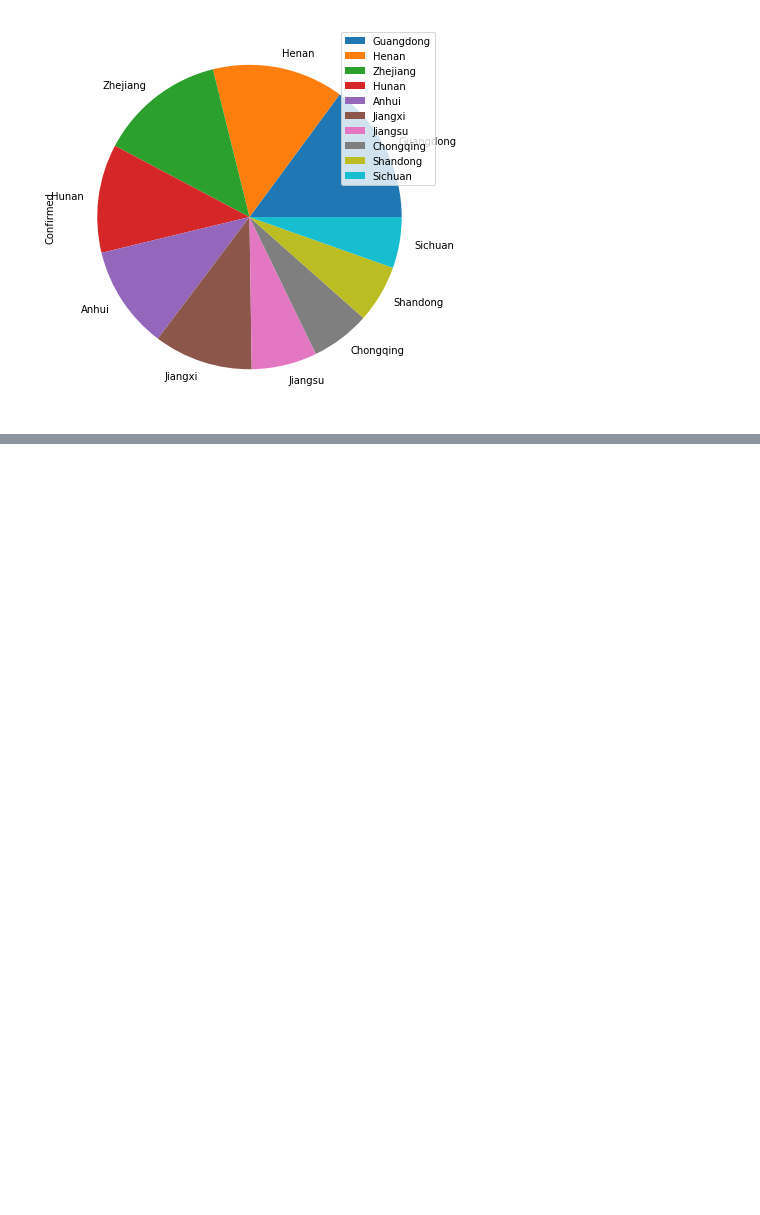
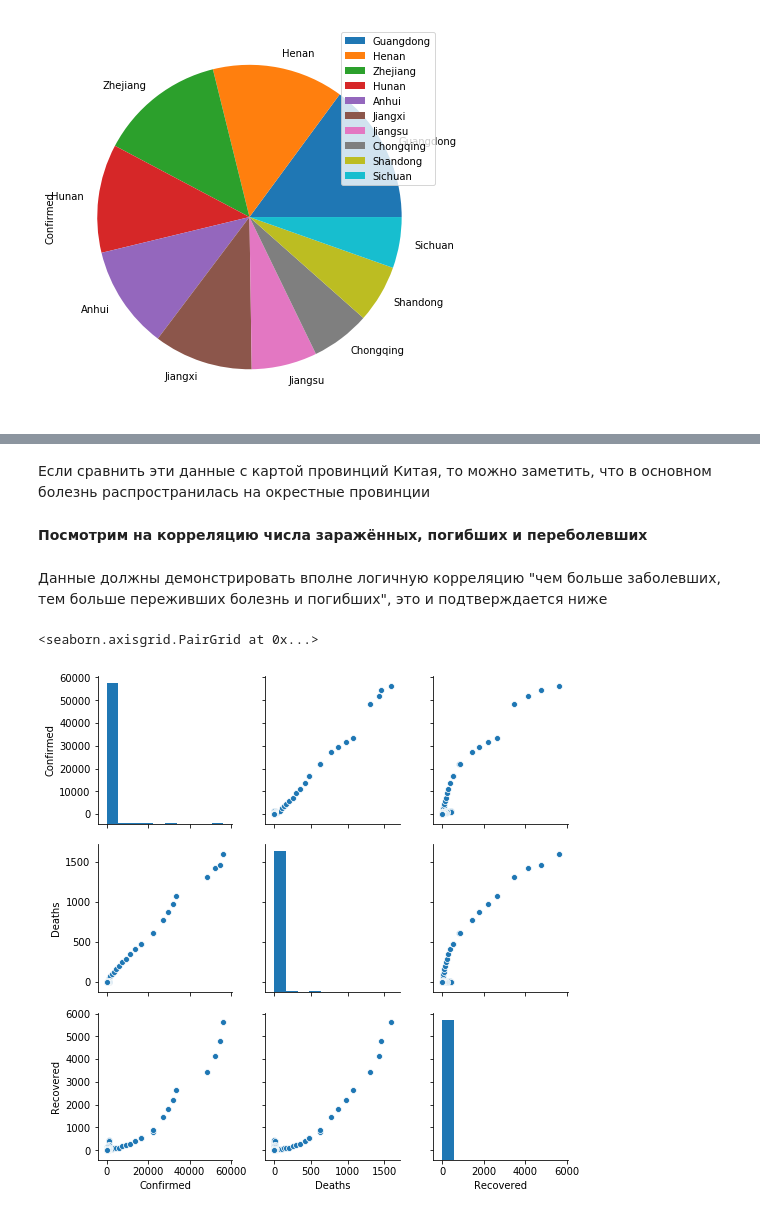
Before and after one commit to ArtemFuchs/homework1, a Jupyter notebook: pyda_homework_14.ipynb, the cells around one changed output, grey strips where cells are left out. Cells and saved outputs as stored; diff of their text form; code cells hidden in the pictures; blank space fills up the shorter version.

```diff
--- a/pyda_homework_14.ipynb
+++ b/pyda_homework_14.ipynb
@@ -100,10 +100,10 @@ trace2 = go.Bar(
     orientation = 'v'
 )
 
-data = [trace0, trace1, trace2]
+data_= [trace0, trace1, trace2]
 layout = {'title': 'Динамика числа заражённых, умерших и выздоровевших в китайской провинции Хубэй'}
 
-fig = go.Figure(data=data, layout=layout)
+fig = go.Figure(data=data_, layout=layout)
 
 iplot(fig)
 # %% [output]
@@ -128,0 +126,13 @@ SyntaxError: invalid syntax (<ipython-input-183-c756ae09e2e4>, line 1)
+# %% [markdown]
+Если сравнить эти данные с картой провинций Китая, то можно заметить, что в основном болезнь распространилась на окрестные провинции
+# %% [markdown]
+**Посмотрим на корреляцию числа заражённых, погибших и переболевших**
+# %% [markdown]
+Данные должны демонстрировать вполне логичную корреляцию "чем больше заболевших, тем больше переживших болезнь и погибших", это и подтверждается ниже
+# %%
+sns_plot = sns.pairplot(
+    data[['Confirmed', 'Deaths', 'Recovered']])
+sns_plot
+# %% [output]
+<seaborn.axisgrid.PairGrid at 0x...>
+[figure, added]
```
Also changed, not shown: parts of 7 cells of this notebook.
